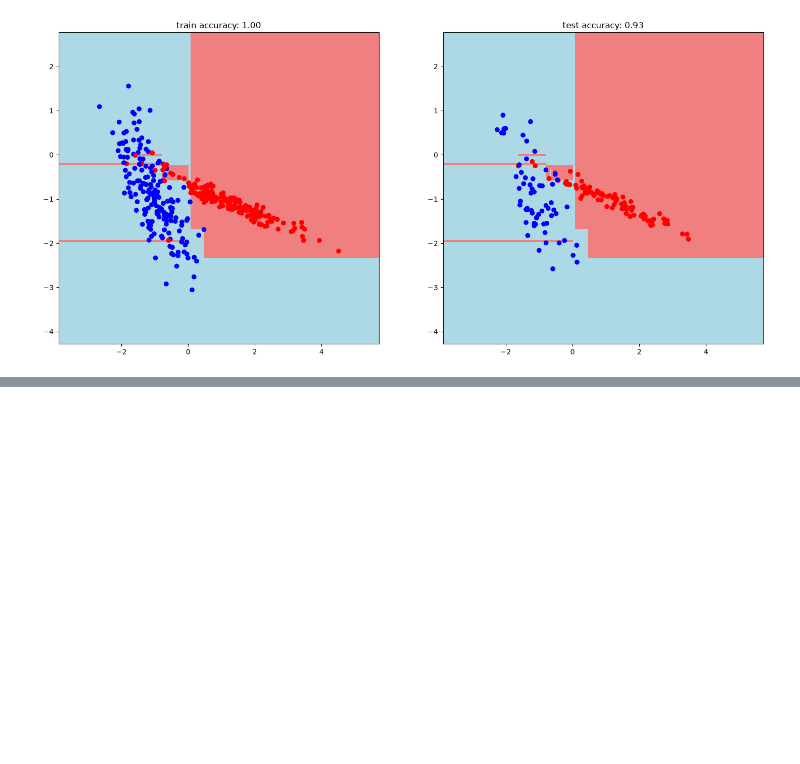
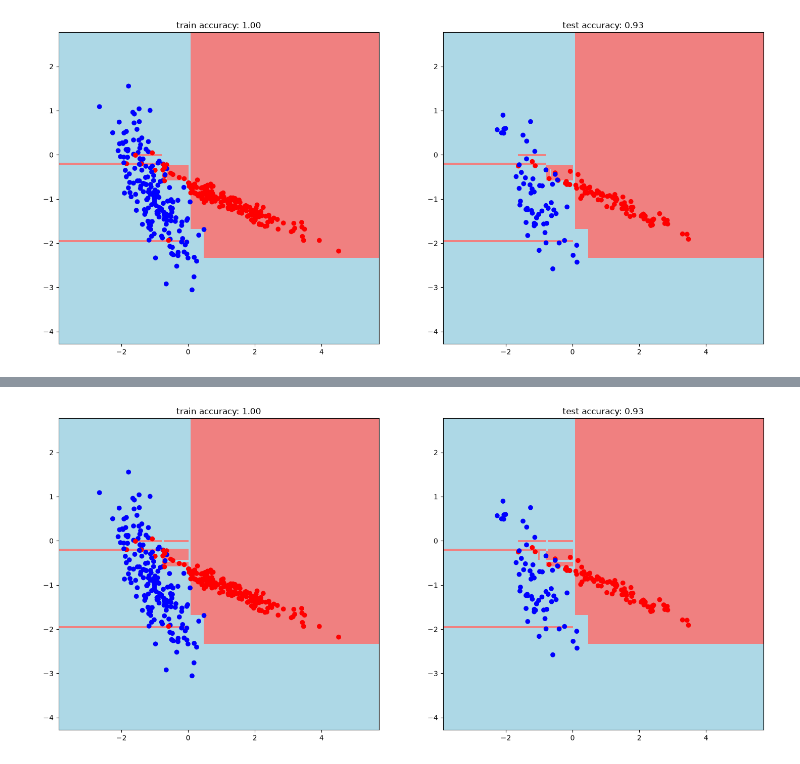
Before and after one commit to Dima1228666/ML_hw, a Jupyter notebook: labs/lab_models/03_tree_based_ensembles.ipynb, the cells around one changed output, grey strips where cells are left out. Drawn from its saved outputs; the diff is of its cells as text; code cells hidden in the pictures; blank space fills up the shorter version.

Commit message:
+GradientBoosting

```diff
--- a/labs/lab_models/03_tree_based_ensembles.ipynb
+++ b/labs/lab_models/03_tree_based_ensembles.ipynb
@@ -30,9 +30,13 @@ X_train, X_test, y_train, y_test = model_selection.train_test_split(X, y, test_s
 
 tree = DecisionTreeClassifier().fit(X_train, y_train)
 forest = RandomForestClassifier(n_estimators=100).fit(X_train, y_train)
+gbc = GradientBoostingClassifier().fit(X_train, y_train)
 
 tree_train_pred = tree.predict(X_train)
 tree_test_pred = tree.predict(X_test)
+
+gbc_train_pred = gbc.predict(X_train)
+gbc_test_pred = gbc.predict(X_test)
 
 forest_train_pred = forest.predict(X_train)
 forest_test_pred = forest.predict(X_test)
@@ -42,6 +46,7 @@ grid_points = np.c_[xx.ravel(), yy.ravel()]
 
 tree_mesh_preds = tree.predict(grid_points).reshape(xx.shape)
 forest_mesh_preds = forest.predict(grid_points).reshape(xx.shape)
+gbc_mesh_preds = gbc.predict(grid_points).reshape(xx.shape)
 
 plt.figure(figsize=(18, 8))
 
@@ -76,0 +82,16 @@ plt.show()
+# %%
+plt.figure(figsize=(18, 8))
+
+plt.subplot(1, 2, 1)
+plt.pcolormesh(xx, yy, gbc_mesh_preds, cmap=light_colors)
+plt.scatter(X_train[:, 0], X_train[:, 1], c=y_train, cmap=colors)
+plt.title(f'train accuracy: {gbc.score(X_train, y_train):.2f}')
+
+plt.subplot(1, 2, 2)
+plt.pcolormesh(xx, yy, gbc_mesh_preds, cmap=light_colors)
+plt.scatter(X_test[:, 0], X_test[:, 1], c=y_test, cmap=colors)
+plt.title(f'test accuracy: {gbc.score(X_test, y_test):.2f}')
+
+plt.show()
+# %% [output]
+[figure, added]
```
Also changed, not shown: parts of 1 cell of this notebook, 4 other files.
